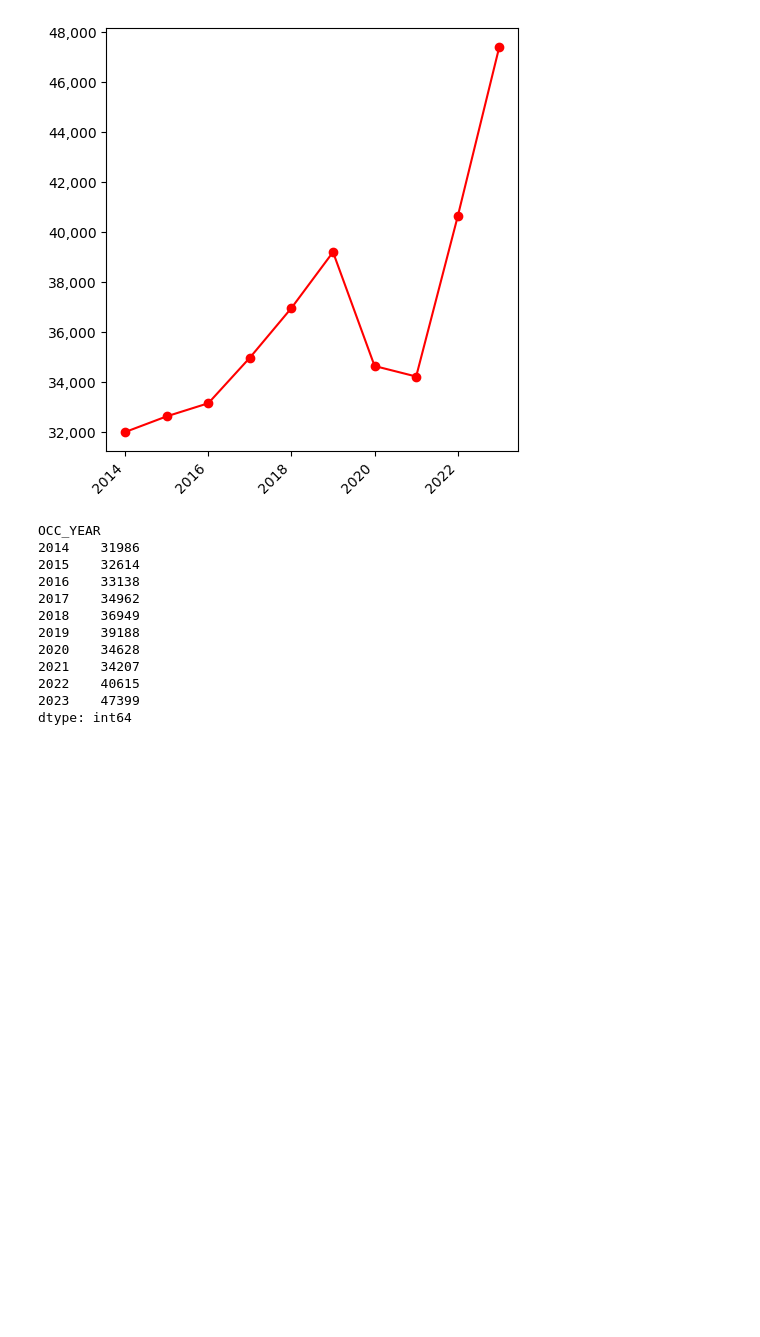
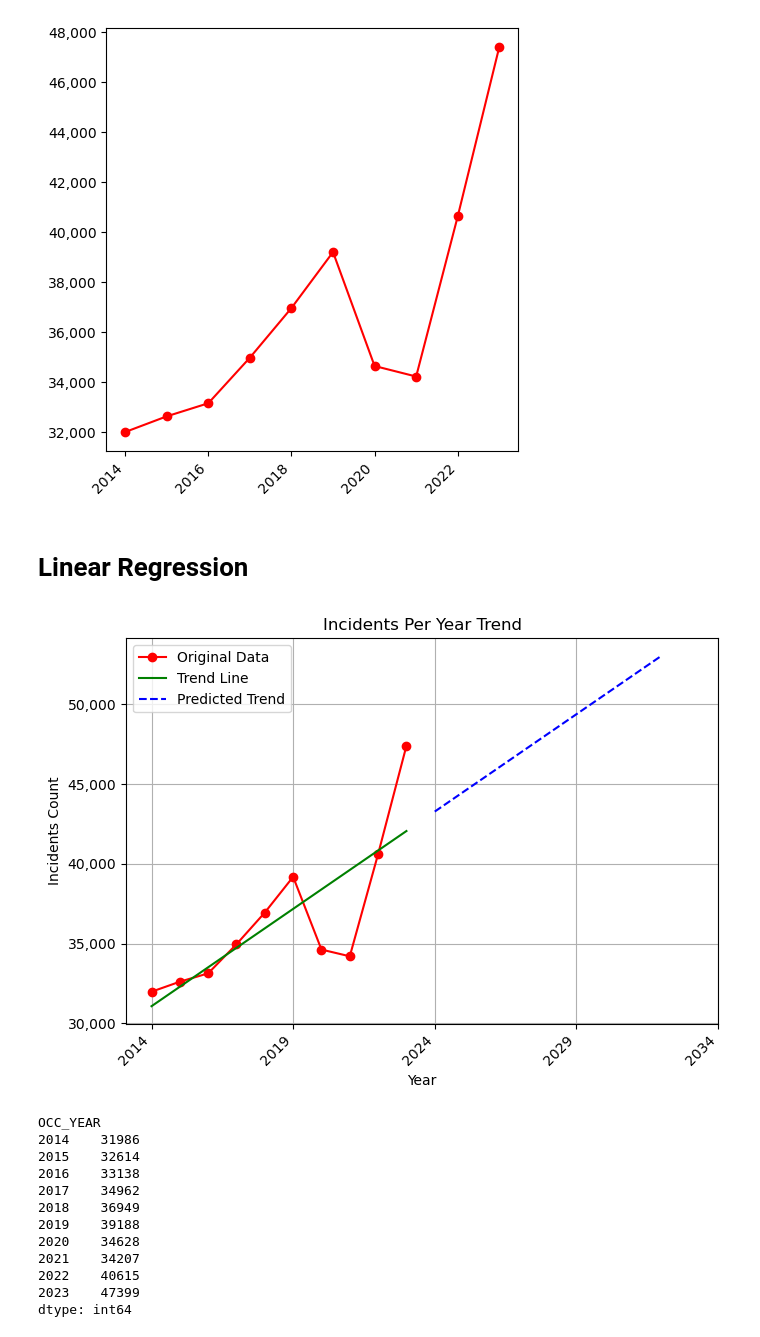
Before and after one commit to rentruong/ENGO645_TorontoCrimeAnalysis, a Jupyter notebook: DataExploration.ipynb, the cells around one changed output. Cells and saved outputs as stored; diff of their text form; code cells hidden in the pictures; blank space fills up the shorter version.

Commit message:
linear regression added

```diff
--- a/DataExploration.ipynb
+++ b/DataExploration.ipynb
@@ -1,7 +1,7 @@
 # %%
 # set workspace
 WhoIsWorking = "RT"
-WorkLocation = "School"
+WorkLocation = "Home"
 
 if WhoIsWorking == "RT":
     if WorkLocation == "Home":
@@ -74,6 +74,43 @@ plt.tight_layout()
 plt.show()
 # %% [output]
 [figure]
+# %% [markdown]
+# Linear Regression
+# %%
+import numpy as np
+import matplotlib.pyplot as plt
+from sklearn.linear_model import LinearRegression
+from matplotlib.ticker import StrMethodFormatter
+
+# Convert years to integers
+X = grouped_data_YEAR.index.values.reshape(-1, 1).astype(np.int64)
+
+# Fit linear regression model
+regression_model = LinearRegression().fit(X, grouped_data_YEAR.values)
+
+# Predict for years
+future_years = np.arange(2024, 2033).reshape(-1, 1)
+predicted_counts = regression_model.predict(future_years)
+
+# Plot original data and predicted trend
+plt.figure(figsize=(7, 5))
+plt.plot(grouped_data_YEAR.index, grouped_data_YEAR, marker='o', color='red', linestyle='-', label='Original Data')
+plt.plot(X, regression_model.predict(X), color='green', linestyle='-', label='Trend Line')  # Trend line for original data
+plt.plot(future_years, predicted_counts, linestyle='--', color='blue', label='Predicted Trend')
+
+plt.title('Incidents Per Year Trend')
+plt.xlabel('Year')
+plt.ylabel('Incidents Count')
+plt.legend()
+plt.grid(True)
+
+plt.gca().yaxis.set_major_formatter(StrMethodFormatter('{x:,.0f}'))
+plt.xticks(np.arange(2014, 2036, step=5), rotation=45, ha='right')
+
+plt.tight_layout()
+plt.show()
+# %% [output]
+[figure, added]
 # %%
 #count of incidents per year
 grouped_data_YEAR
```
Also changed, not shown: parts of 1 cell of this notebook.
